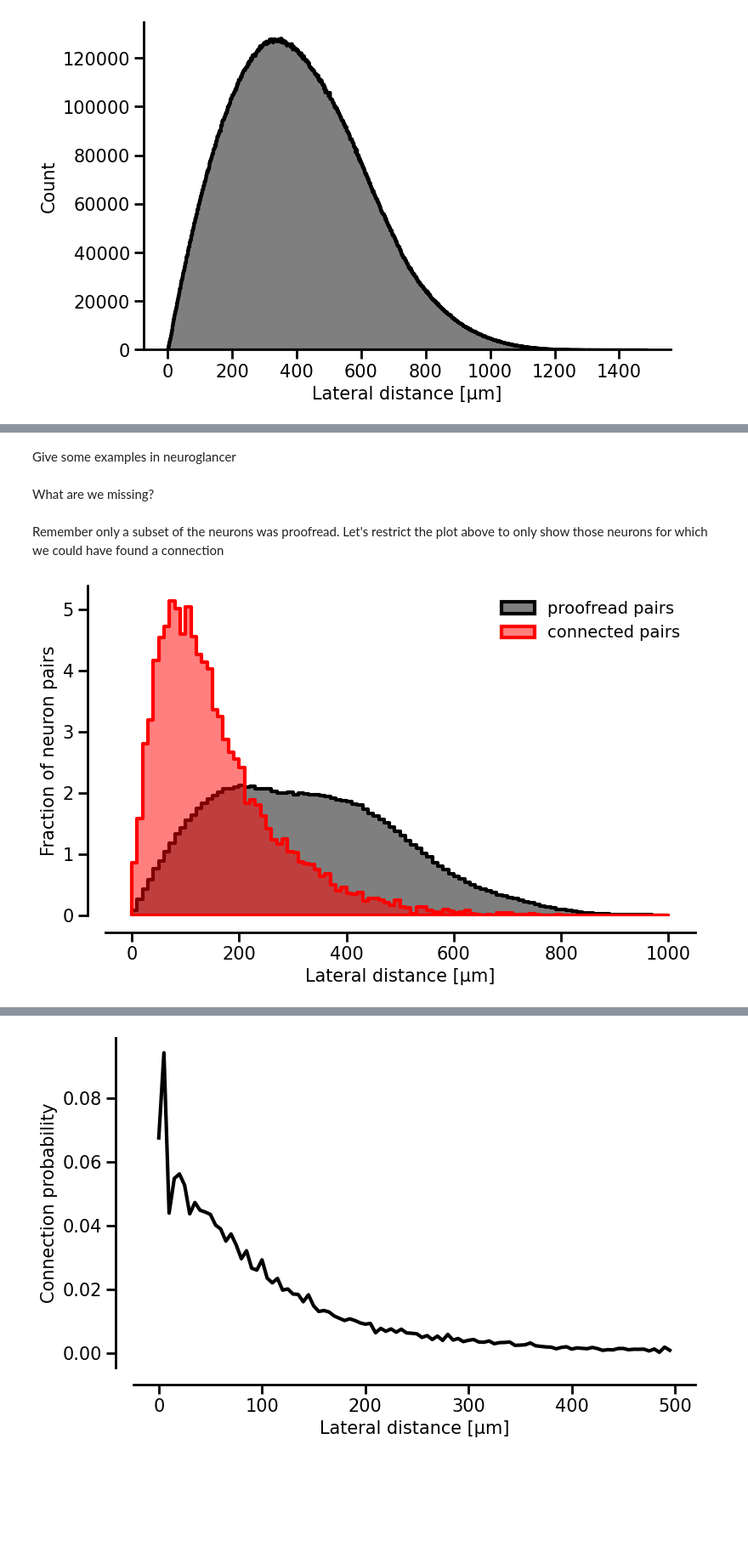
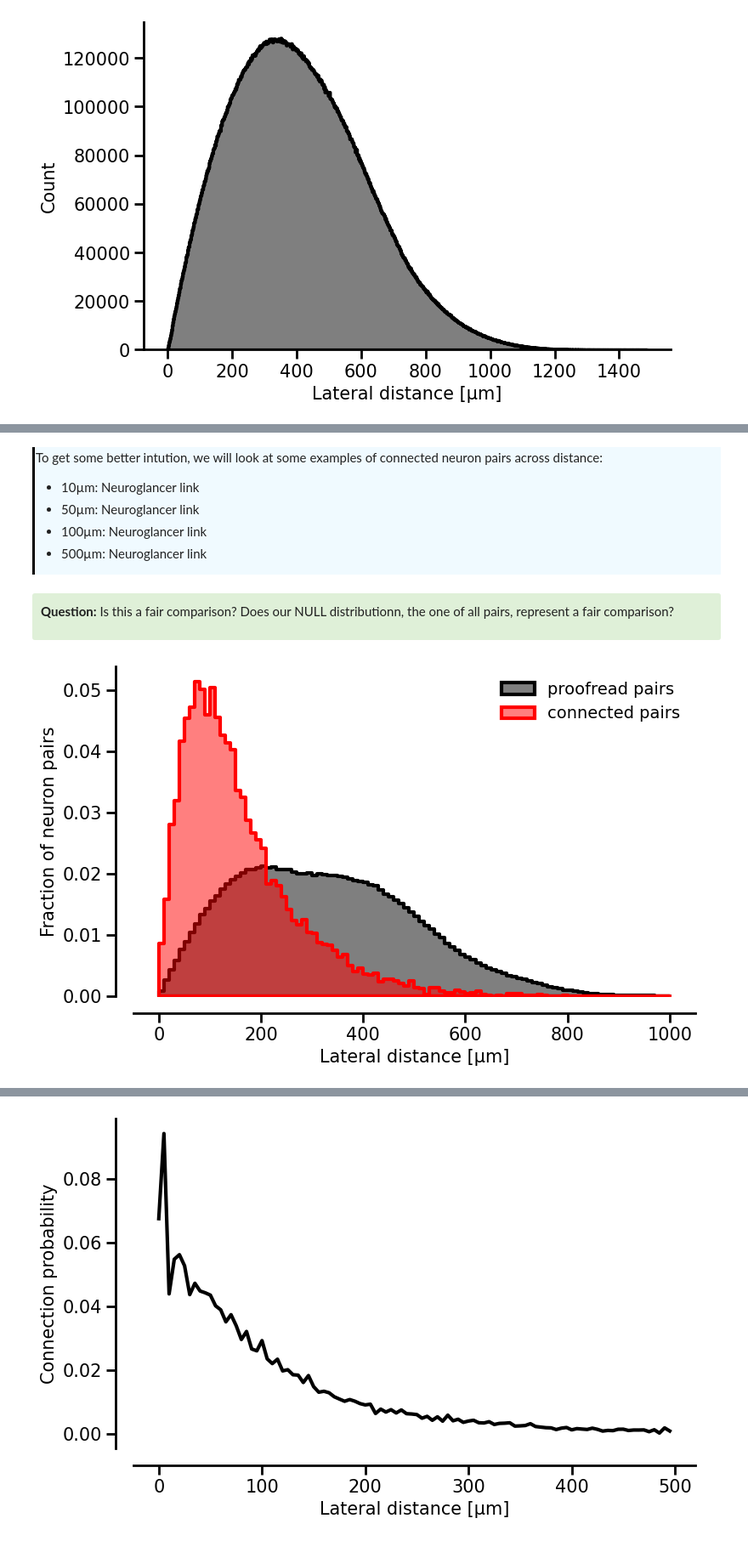
Before and after one commit to AllenSWDB/SWDB_2025_Connectomics, a Jupyter notebook: code/solutions/Workshop2.ipynb, the cells around one changed output, grey strips where cells are left out. Shown at 85% size. Cells and saved outputs as stored; diff of their text form; code cells hidden in the pictures; blank space fills up the shorter version.

```diff
--- a/code/solutions/Workshop2.ipynb
+++ b/code/solutions/Workshop2.ipynb
@@ -160,6 +167,5 @@ Let's combine this with the connectivity information.
 pre_root_ids = axon_proof_root_ids[np.isin(axon_proof_root_ids, sub_cell_df["pt_root_id"])]
 post_root_ids = dendrite_proof_root_ids[np.isin(dendrite_proof_root_ids, sub_cell_df["pt_root_id"])]
 
-analysis_syn_df = filter_synapse_table(syn_df, axon_proof_root_ids, dendrite_proof_root_ids).reset_index(drop=True)
-analysis_syn_df = filter_synapse_table(syn_df, axon_proof_root_ids, dendrite_proof_root_ids).reset_index(drop=True)
+analysis_syn_df = filter_synapse_table(syn_df, pre_root_ids, post_root_ids).reset_index(drop=True)
 # %% [markdown]
@@ -200,9 +246,18 @@ plt.show()
 # %% [markdown]
-Give some examples in neuroglancer
+<div style="border-left: 3px solid #000; padding: 1px; padding-left: 10px; background: #F0FAFF; ">
+
+To get some better intution, we will look at some examples of connected neuron pairs across distance:
+
+- 10µm: Neuroglancer link
+- 50µm: Neuroglancer link
+- 100µm: Neuroglancer link
+- 500µm: Neuroglancer link
 # %% [markdown]
-What are we missing?
+<div style="background: #DFF0D8; border-radius: 3px; padding: 10px;">
+
+<p><b>Question:</b> Is this a fair comparison? Does our NULL distributionn, the one of all pairs, represent a fair comparison?
+
+</div>
-# %% [markdown]
-Remember only a subset of the neurons was proofread. Let's restrict the plot above to only show those neurons for which we could have found a connection
 # %%
 lateral_distance_proofread_df = lateral_distance_df.copy()
 lateral_distance_proofread_df = lateral_distance_proofread_df[np.isin(lateral_distance_proofread_df["pre_pt_root_id"], pre_root_ids)]
@@ -210,27 +265,27 @@ lateral_distance_proofread_df = lateral_distance_proofread_df[np.isin(lateral_di
 # %%
 bins = np.linspace(0, 1000, 101)
 
 fig, ax = plt.subplots(figsize=(8, 5))
 
-sns.histplot(lateral_distance_proofread_df, x="distance", stat="percent", bins=bins, element="step", label="proofread pairs", lw=3, fill=True, alpha=.5, color="k")
-sns.histplot(conn_dist_df, x="distance", stat="percent", bins=bins, element="step", label="connected pairs", lw=3, fill=True, alpha=.5, color="r")
+sns.histplot(lateral_distance_proofread_df, x="distance", stat="probability", bins=bins, element="step", label="proofread pairs", lw=3, fill=True, alpha=.5, color="k")
+sns.histplot(conn_dist_df, x="distance", stat="probability", bins=bins, element="step", label="connected pairs", lw=3, fill=True, alpha=.5, color="r")
 
 ax.legend(frameon=False, fontsize=14)
 
 ax.tick_params(axis='both', which='major', labelsize=15, width=2, length=8)  # Set larger tick labels
 ax.tick_params(axis='both', which='minor', labelsize=14, width=1, length=4)  # Set larger tick labels
 
 ax.spines['top'].set_visible(False)  # Hide the top spine
 ax.spines['right'].set_visible(False)  # Hide the right spine
 ax.spines['bottom'].set_linewidth(2)  # Hide the top spine
 ax.spines['left'].set_linewidth(2)  # Hide the right spine
 
 ax.set_xlabel("Lateral distance [µm]", fontsize=15)
 ax.set_ylabel("Fraction of neuron pairs", fontsize=15)
 sns.despine(offset=15, trim=False)
 plt.tight_layout()
 
 plt.show()
 # %% [output]
-[figure, old version]
+[figure, new version]
 # %% [markdown]
```
Also changed, not shown: parts of 32 cells of this notebook.
